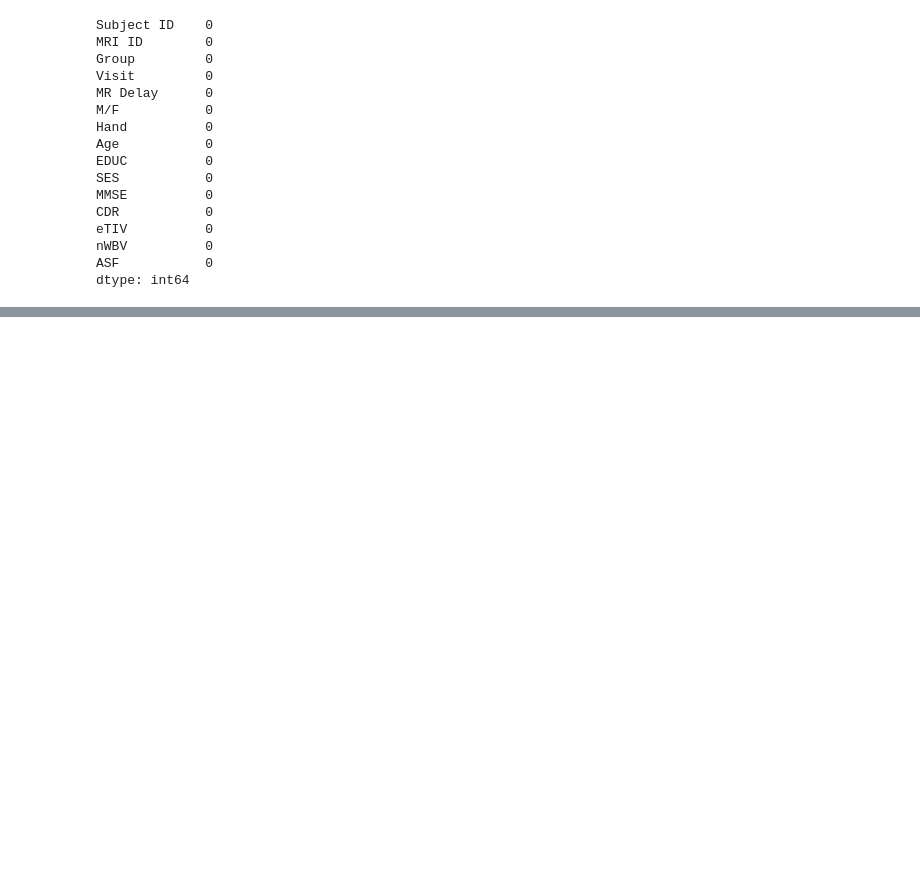
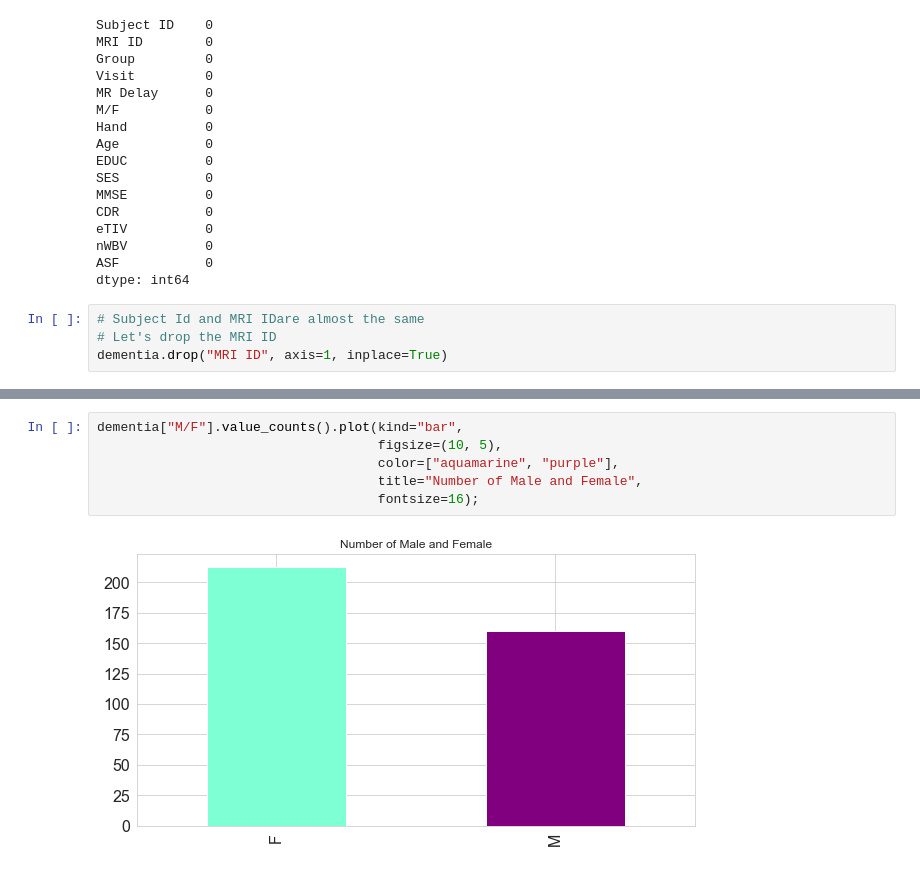
Before and after one commit to Charles2005/Dementia-EDA, a Jupyter notebook: Files/dementia.ipynb, the cells around one changed output, grey strips where cells are left out. Saved outputs shown, nothing was run; the diff lists cells and outputs as text; blank space fills up the shorter version.

Commit message:
make bar chart for categorical

```diff
--- a/Files/dementia.ipynb
+++ b/Files/dementia.ipynb
@@ -99,3 +99,7 @@ eTIV          0
 nWBV          0
 ASF           0
 dtype: int64
+# %%
+# Subject Id and MRI IDare almost the same
+# Let's drop the MRI ID
+dementia.drop("MRI ID", axis=1, inplace=True)
@@ -101,0 +115,8 @@ dtype: int64
+# %%
+dementia["M/F"].value_counts().plot(kind="bar",
+                                    figsize=(10, 5),
+                                    color=["aquamarine", "purple"],
+                                    title="Number of Male and Female",
+                                    fontsize=16);
+# %% [output]
+[figure, added]
```
Also changed, not shown: parts of 3 cells of this notebook.
